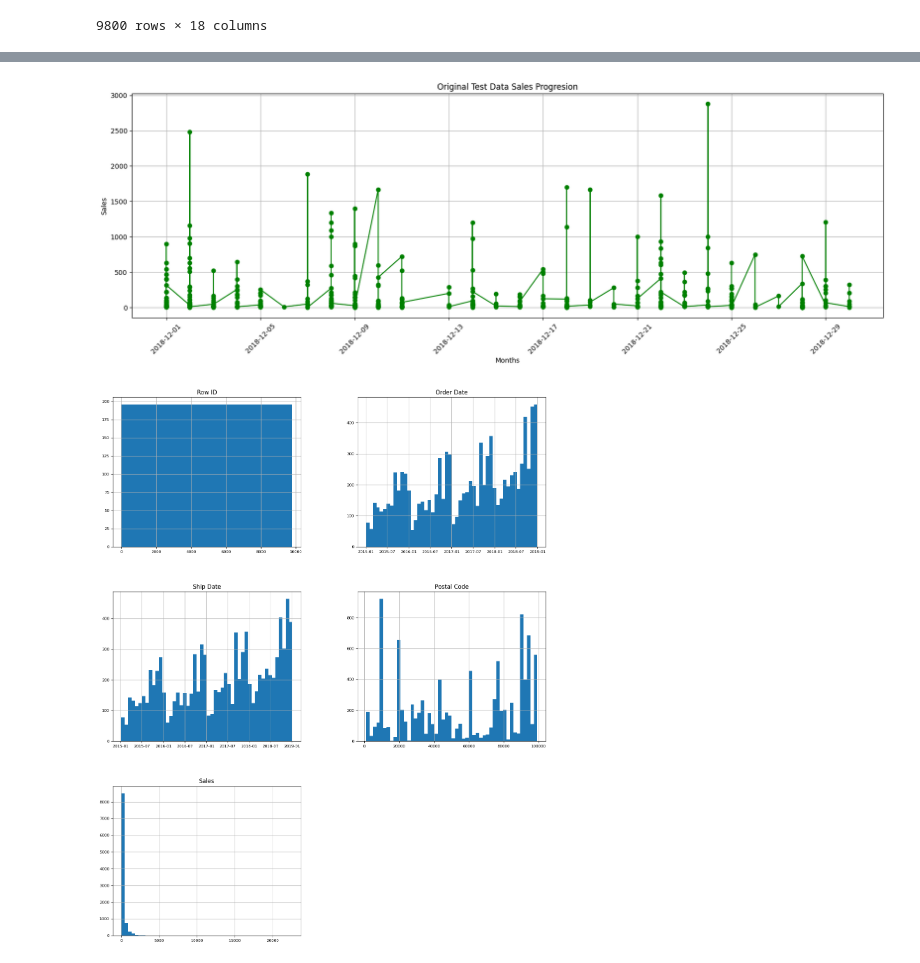
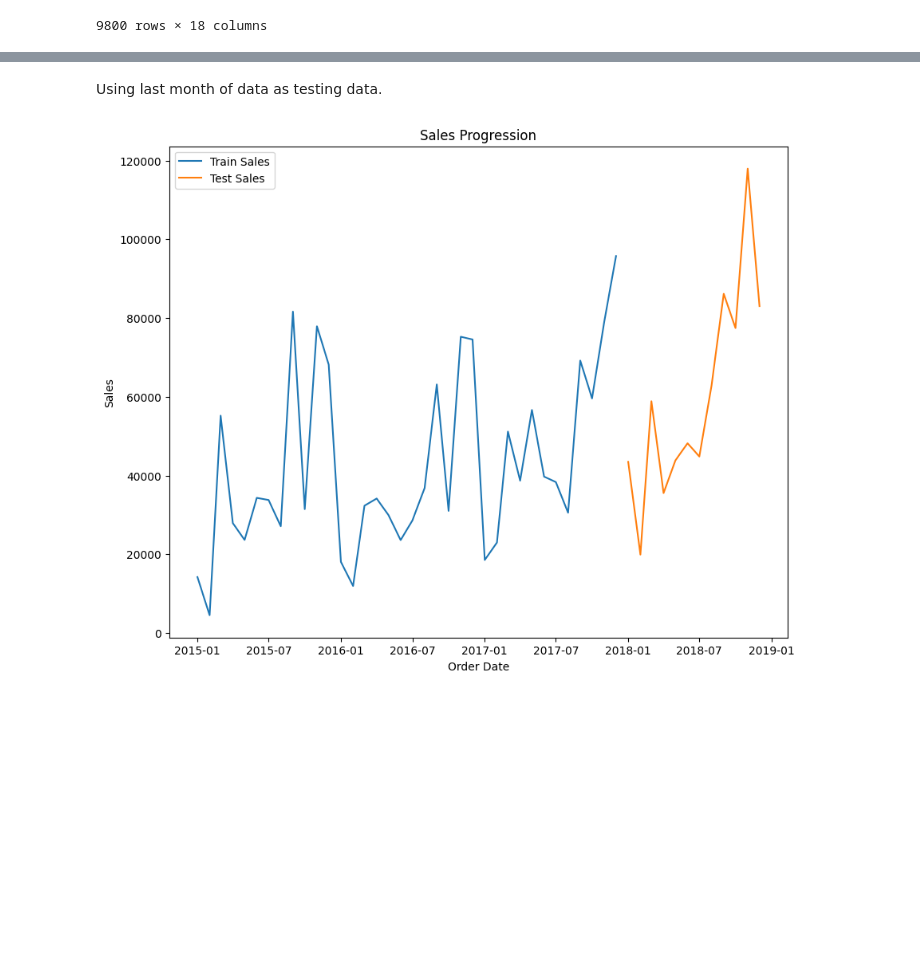
Before and after one commit to Owuza/BusyQA_Data_Science_Group3, a Jupyter notebook: Superstore project.ipynb, the cells around one changed output, grey strips where cells are left out. Cells and saved outputs as stored; diff of their text form; code cells hidden in the pictures; blank space fills up the shorter version.

```diff
--- a/Superstore project.ipynb
+++ b/Superstore project.ipynb
@@ -349,16 +344,3 @@ Salesdata
 | 908 | 909 | CA-2018-143259 | 2018-12-30 | 2019-01-03 | Standard Class | PO-18865 | Patrick O'Donnell | Consumer | United States | ... |
 | 5091 | 5092 | CA-2018-156720 | 2018-12-30 | 2019-01-03 | Standard Class | JM-15580 | Jill Matthias | Consumer | United States | ... |
 9800 rows × 18 columns
-# %%
-Salesdata['MonthYear'] = Salesdata['Order Date'].dt.strftime('%b %Y')
-
-# Create the bar chart with years as hue
-plt.figure(figsize=(10, 6))
-plt.bar(Salesdata['MonthYear'], Salesdata['Sales'], color='skyblue', label='Sales')
-plt.xlabel('Month-Year')
-plt.ylabel('Total Sales')
-plt.title('Monthly Sales Chart')
-plt.xticks(rotation=45)
-plt.legend()
-plt.grid(axis='y')
-plt.show()
@@ -385,0 +347,4 @@ test = Salesdata[Salesdata['Order Date'] > split_date]
+# %%
+Salesdata['Month'] = Salesdata['Order Date'].dt.month
+Salesdata['Year'] = Salesdata['Order Date'].dt.year
+monthly_sales = Salesdata.groupby(['Year', 'Month'])['Sales'].sum().reset_index()
@@ -385,0 +371,4 @@ test = Salesdata[Salesdata['Order Date'] > split_date]
+# %%
+# Create the DATE column
+monthly_sales['Date'] = pd.to_datetime(monthly_sales[['Year', 'Month']].assign(DAY=1))
+monthly_sales
@@ -386,3 +393,7 @@ test = Salesdata[Salesdata['Order Date'] > split_date]
+# %%
+
+train=monthly_sales[0:36]
+test=monthly_sales[36:]
 # %%
 train
 # %% [output]
@@ -430,16 +433,15 @@ test
+# %% [markdown]
+Using last month of data as testing data.
 # %%
-# Create the line chart
-plt.figure(figsize=(20, 6))
-plt.plot(test['Order Date'], test['Sales'], marker='o', linestyle='-', color='g')
+
+# Plot sales progression
+plt.figure(figsize=(10, 8))
+plt.plot(train['Date'], train['Sales'], label='Train Sales')
+plt.plot(test['Date'], test['Sales'], label='Test Sales')
+plt.title('Sales Progression')
 plt.xlabel('Order Date')
 plt.ylabel('Sales')
-plt.title('Original Test Data Sales Progresion')
-plt.grid(True)
-plt.xticks(rotation=45)
+plt.legend()
 plt.show()
 # %% [output]
-[figure, old version]
+[figure, new version]
-# %%
-Salesdata.hist(figsize=(16, 20), bins=50, xlabelsize=8, ylabelsize=8);
-# %% [output]
-[figure, removed]
```
Also changed, not shown: parts of 14 cells of this notebook.
